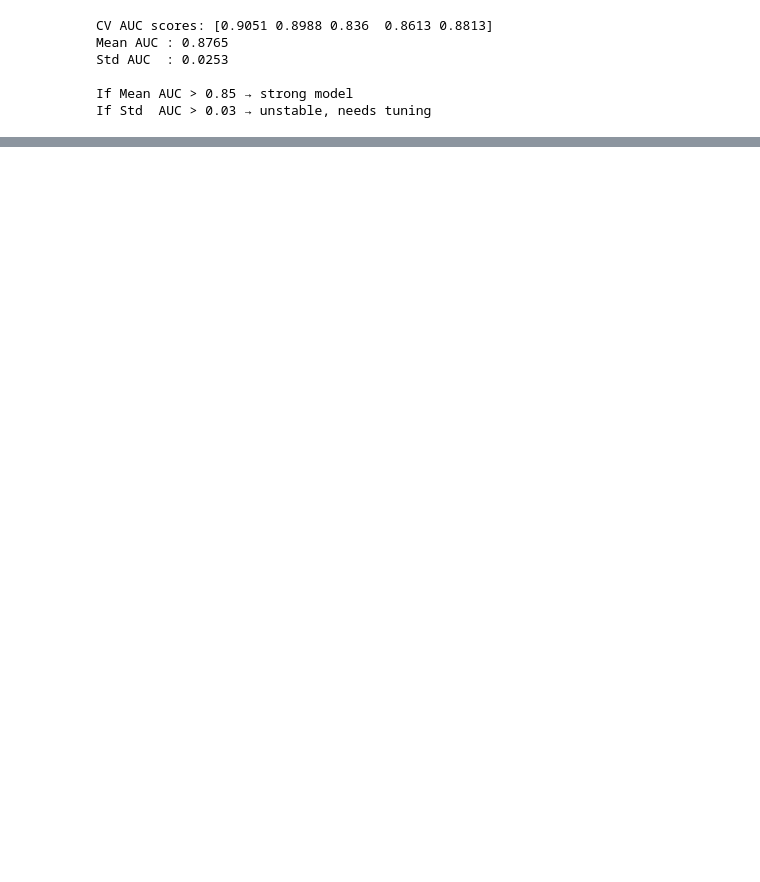
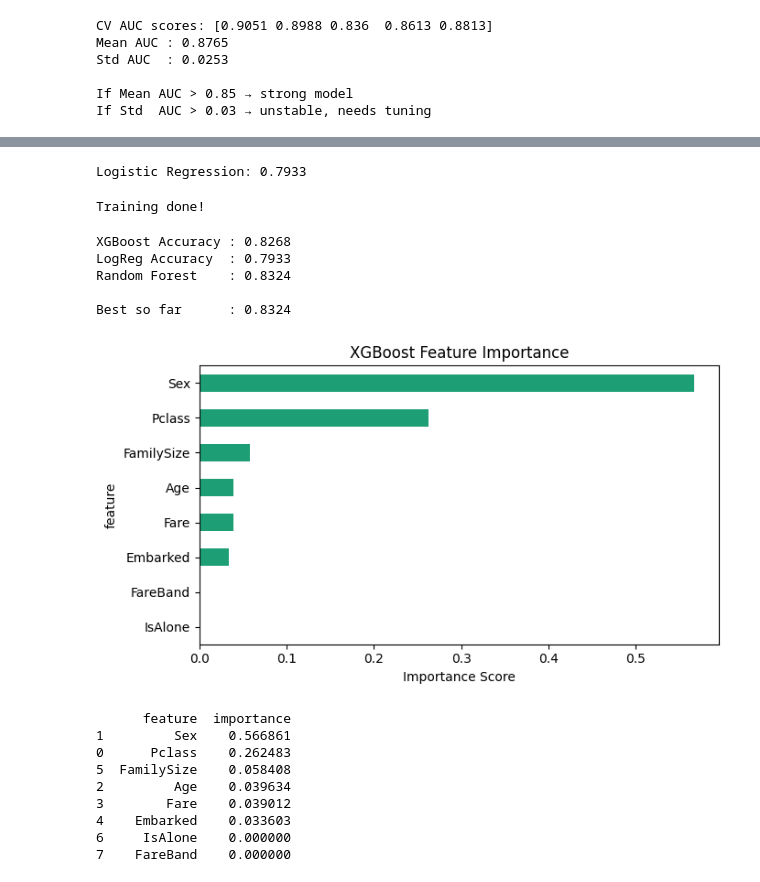
Before and after one commit to Ritikroshan4857/co-guide-practice, a Jupyter notebook: notebook1535fdb136.ipynb, the cells around one changed output, grey strips where cells are left out. Saved outputs shown, nothing was run; the diff lists cells and outputs as text; code cells hidden in the pictures; blank space fills up the shorter version.

Commit message:
XGBoost Kaggle trained

```diff
--- a/notebook1535fdb136.ipynb
+++ b/notebook1535fdb136.ipynb
@@ -134,0 +194,71 @@ If Std  AUC > 0.03 → unstable, needs tuning
+# %%
+from sklearn.linear_model import LogisticRegression
+from sklearn.metrics import accuracy_score
+
+lr = LogisticRegression(max_iter=200, random_state=42)
+lr.fit(X_train, y_train)
+lr_acc = accuracy_score(y_test, lr.predict(X_test))
+print(f"Logistic Regression: {lr_acc:.4f}")
+# %% [output]
+Logistic Regression: 0.7933
+# %%
+from xgboost import XGBClassifier
+from sklearn.metrics import accuracy_score, classification_report
+
+# Train
+xgb = XGBClassifier(random_state=42, eval_metric='logloss')
+xgb.fit(X_train, y_train)
+print("Training done!")
+# %% [output]
+Training done!
+# %%
+# Predict
+y_pred_xgb = xgb.predict(X_test)
+
+# Score
+xgb_acc = accuracy_score(y_test, y_pred_xgb)
+print(f"XGBoost Accuracy : {xgb_acc:.4f}")
+print(f"LogReg Accuracy  : {lr_acc:.4f}")
+print(f"Random Forest    : {rf_acc:.4f}")
+print(f"\nBest so far      : {max(xgb_acc, lr_acc, rf_acc):.4f}")
+# %% [output]
+XGBoost Accuracy : 0.8268
+LogReg Accuracy  : 0.7933
+Random Forest    : 0.8324
+
+Best so far      : 0.8324
+# %%
+import pandas as pd
+import matplotlib.pyplot as plt
+
+# See which features XGBoost found most useful
+importance = pd.DataFrame({
+    'feature': X_train.columns,
+    'importance': xgb.feature_importances_
+}).sort_values('importance', ascending=True)
+
+importance.plot(
+    kind='barh',
+    x='feature',
+    y='importance',
+    figsize=(7, 4),
+    legend=False,
+    color='#1D9E75'
+)
+plt.title('XGBoost Feature Importance')
+plt.xlabel('Importance Score')
+plt.tight_layout()
+plt.show()
+
+print(importance.sort_values('importance', ascending=False))
+# %% [output]
+[figure, added]
+      feature  importance
+1         Sex    0.566861
+0      Pclass    0.262483
+5  FamilySize    0.058408
+2         Age    0.039634
+3        Fare    0.039012
+4    Embarked    0.033603
+6     IsAlone    0.000000
+7    FareBand    0.000000
```
Also changed, not shown: parts of 9 cells of this notebook.
